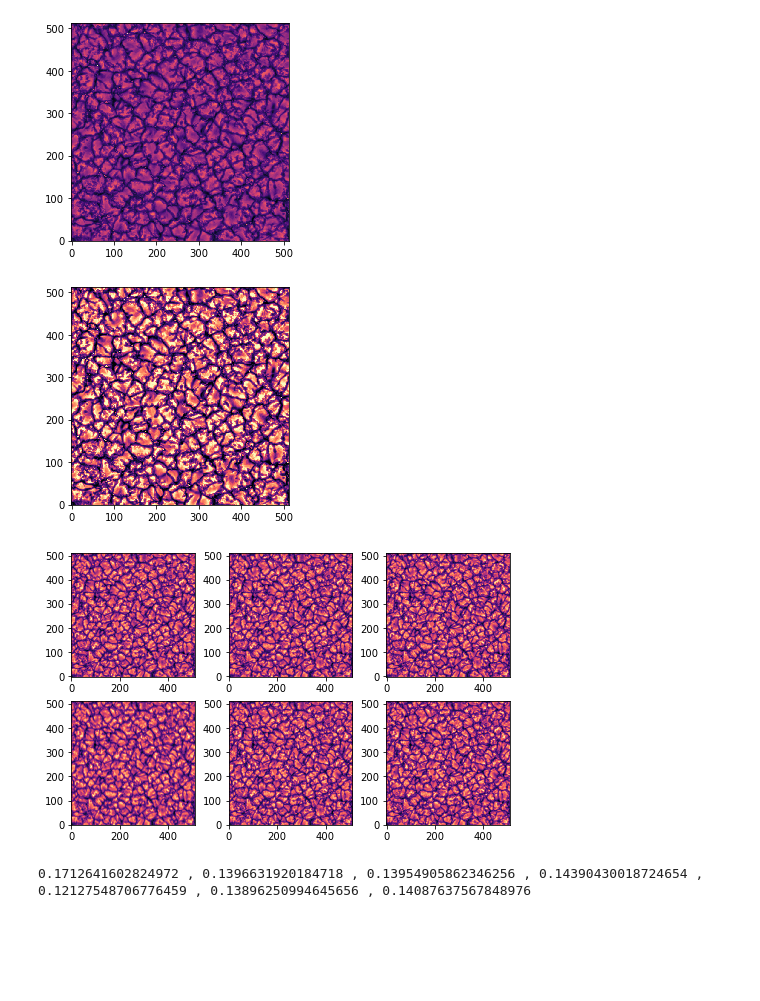
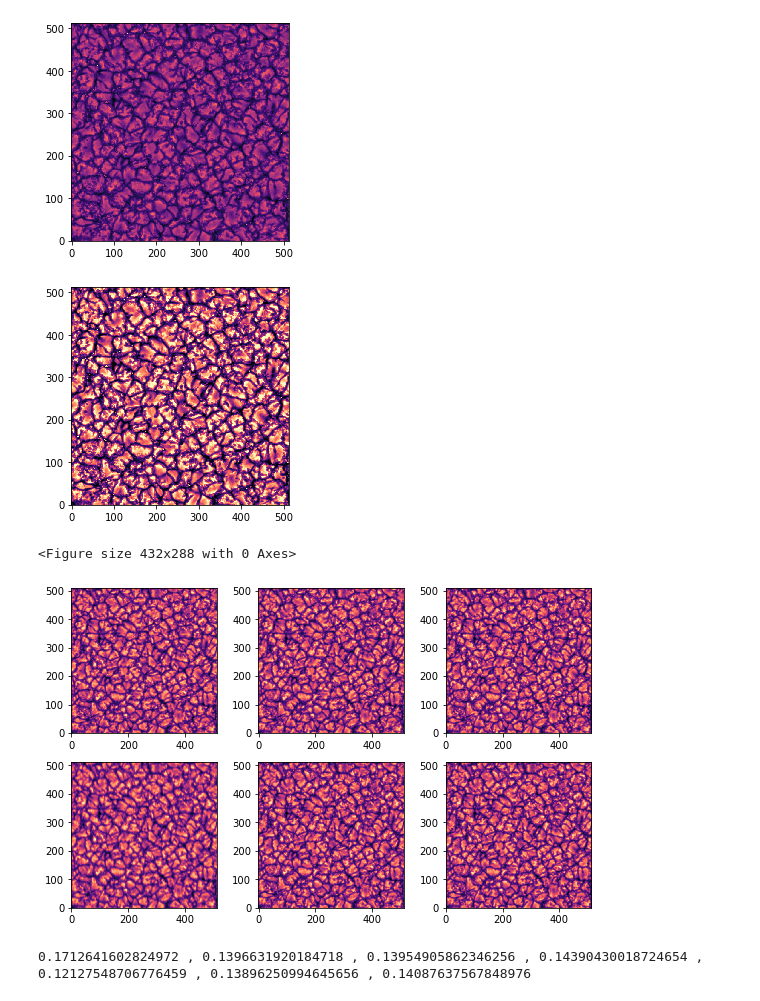
Before and after one commit to anmgomezmo/Homework-1-Solar-Astrophysics, a Jupyter notebook: Problem 1.ipynb, the cells around one changed output. Drawn from its saved outputs; the diff is of its cells as text; code cells hidden in the pictures; blank space fills up the shorter version.

Commit message:
Added plot's of variations of image

```diff
--- a/Problem 1.ipynb
+++ b/Problem 1.ipynb
@@ -217,27 +217,32 @@ image_smeared5 = convolve2d(image,PSF5_interpolate,mode='same',boundary='symm')
 image_smeared5 /= np.mean(image)
 # %%
 plt.imshow(image,vmin=0.7,vmax=1.3,origin='lower',cmap='magma')
+plt.savefig('variations_original_image1.png')
+plt.show()
 
 plt.magma()
 plt.subplots(nrows=2, ncols=3, figsize=(8, 5), sharex=True, sharey=True)
 plt.subplot(231)
 plt.imshow(image_smeared0,origin='lower',)
 plt.subplot(232)
 plt.imshow(image_smeared1,origin='lower')
 plt.subplot(233)
 plt.imshow(image_smeared2,origin='lower')
 plt.subplot(234)
 plt.imshow(image_smeared3,origin='lower')
 plt.subplot(235)
 plt.imshow(image_smeared4,origin='lower')
 plt.subplot(236)
 plt.imshow(image_smeared5,origin='lower')
+plt.tight_layout()
+plt.savefig('variations_original_image.png')
 plt.show()
 
-# Original image and images smeared by the PSF interpolated
+# Original image and images smeared by the PSF interpolate
 # %% [output]
 [figure]
+<Figure size 432x288 with 0 Axes>
-[figure, old version]
+[figure, new version]
 # %%
 print(np.std(image),',',np.std(image_smeared0),',',np.std(image_smeared1),',',np.std(image_smeared2),
       ',',np.std(image_smeared3),',',np.std(image_smeared4),',',np.std(image_smeared5))
```
Also changed, not shown: parts of 1 cell of this notebook, 2 other files.
